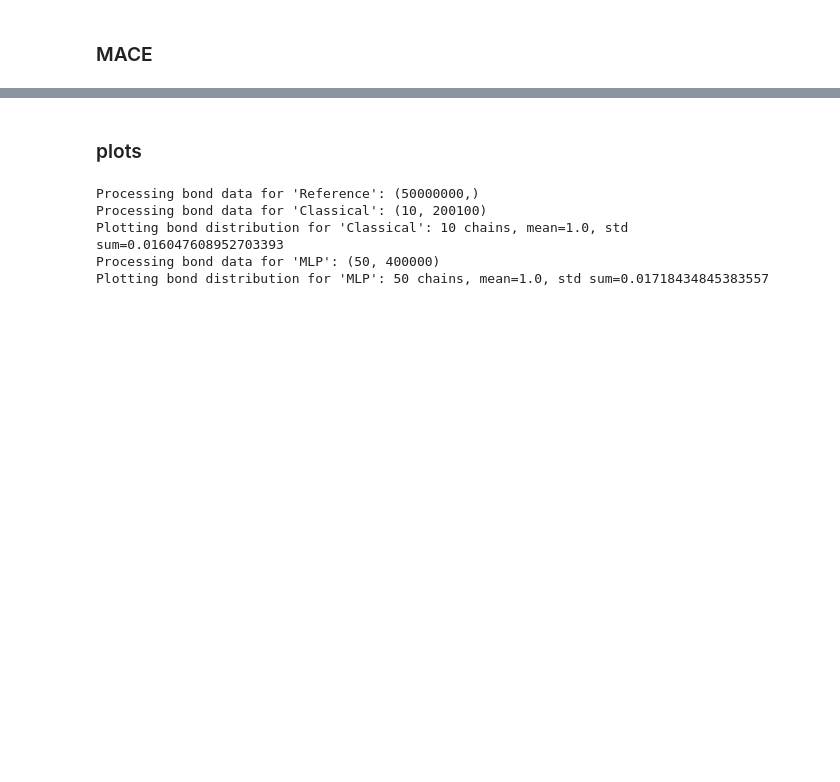
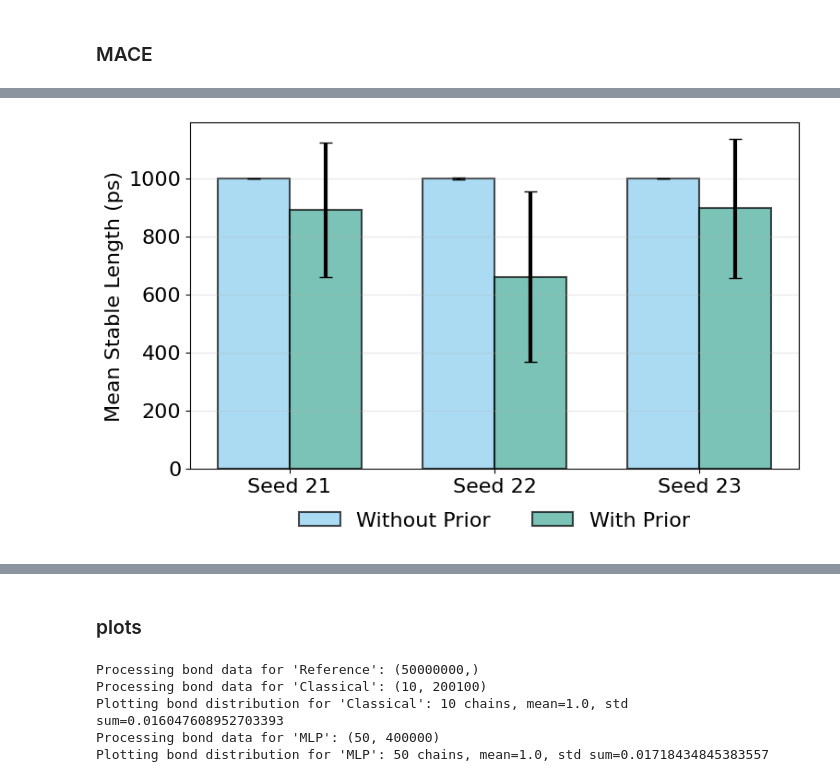
Before and after one commit to bobito25/CG-Mapping-Benchmark, a Jupyter notebook: notebooks/hexane.ipynb, the cells around one changed output, grey strips where cells are left out. Cells and saved outputs as stored; diff of their text form; code cells hidden in the pictures; blank space fills up the shorter version.

```diff
--- a/notebooks/hexane.ipynb
+++ b/notebooks/hexane.ipynb
@@ -826 +1157,50 @@ bonds_mace.shape: (50, 200000)
+# %%
+import numpy as np
+import matplotlib.pyplot as plt
+from cgbench.plotting import style
+
+style.setup_plot_style()
+
+# Extract mean and std lengths for with and without prior
+with_prior_means = []
+with_prior_stds = []
+without_prior_means = []
+without_prior_stds = []
+
+for idx in results_prior['with_prior'].keys():
+    with_prior_means.append(results_prior['with_prior'][idx]['mean_length'])
+    with_prior_stds.append(results_prior['with_prior'][idx]['std_length'])
+
+for idx in results_prior['without_prior'].keys():
+    without_prior_means.append(results_prior['without_prior'][idx]['mean_length'])
+    without_prior_stds.append(results_prior['without_prior'][idx]['std_length'])
+
+# Create bar plot with individual seeds
+fig, ax = plt.subplots(figsize=(8, 5))
+
+n_seeds = len(with_prior_means)
+x = np.arange(n_seeds)
+width = 0.35
+
+# Plot bars for each seed
+bars1 = ax.bar(x - width/2, without_prior_means, width, yerr=without_prior_stds,
+               capsize=5, alpha=0.7, color=style.colors[0], edgecolor='black',
+               linewidth=1.5, label='Without Prior')
+bars2 = ax.bar(x + width/2, with_prior_means, width, yerr=with_prior_stds,
+               capsize=5, alpha=0.7, color=style.colors[1], edgecolor='black',
+               linewidth=1.5, label='With Prior')
+
+ax.set_ylabel('Mean Stable Length (ps)', fontsize=16)
+ax.set_xticks(x)
+ax.set_xticklabels([f'Seed {21+i}' for i in range(n_seeds)], fontsize=16)
+ax.grid(axis='y', alpha=0.3)
+
+# Move legend outside with 2 columns
+ax.legend(fontsize=16, loc='center', bbox_to_anchor=(0.5, -0.15), ncol=2, frameon=False)
+
+plt.tight_layout()
+plt.savefig('stable_length_comparison.pdf', dpi=300, bbox_inches='tight')
+plt.show()
+# %% [output]
+[figure, added]
 # %%
```
Also changed, not shown: parts of 53 cells of this notebook, 25 other files.
